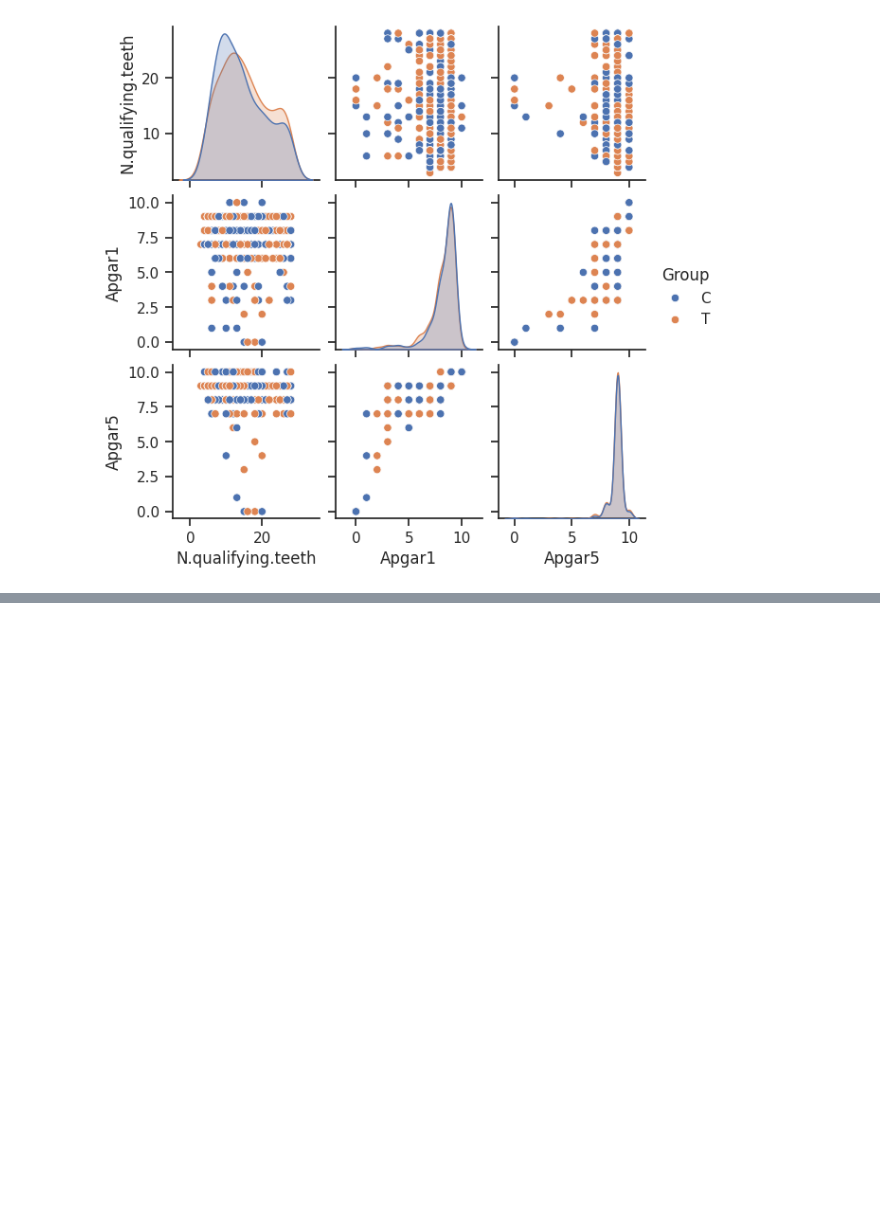
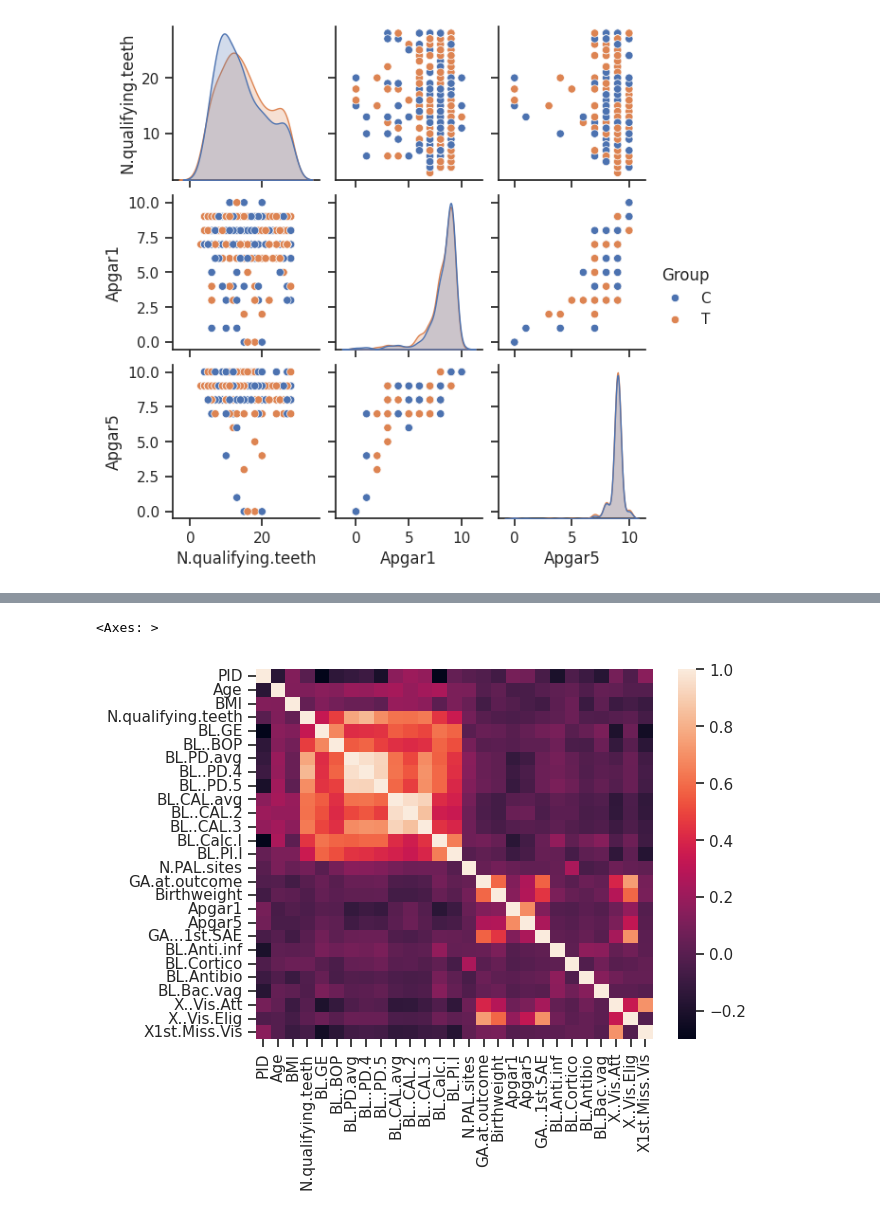
Before and after one commit to Vishnu714/EDA_BDS0327, a Jupyter notebook: 21BDS0327.ipynb, the cells around one changed output, grey strips where cells are left out. Drawn from its saved outputs; the diff is of its cells as text; code cells hidden in the pictures; blank space fills up the shorter version.

```diff
--- a/21BDS0327.ipynb
+++ b/21BDS0327.ipynb
@@ -591,0 +601,5 @@ plt.show()
+# %%
+# To find the correlation among the entire numerical records
+# the columns using pearson method
+correlation = numeric_df.corr(method='pearson', numeric_only=True)
+correlation
@@ -591,0 +625,6 @@ plt.show()
+# %%
+sns.heatmap(correlation,xticklabels=correlation.columns,
+            yticklabels=correlation.columns)
+# %% [output]
+<Axes: >
+[figure, added]
```
Also changed, not shown: parts of 2 cells of this notebook.
